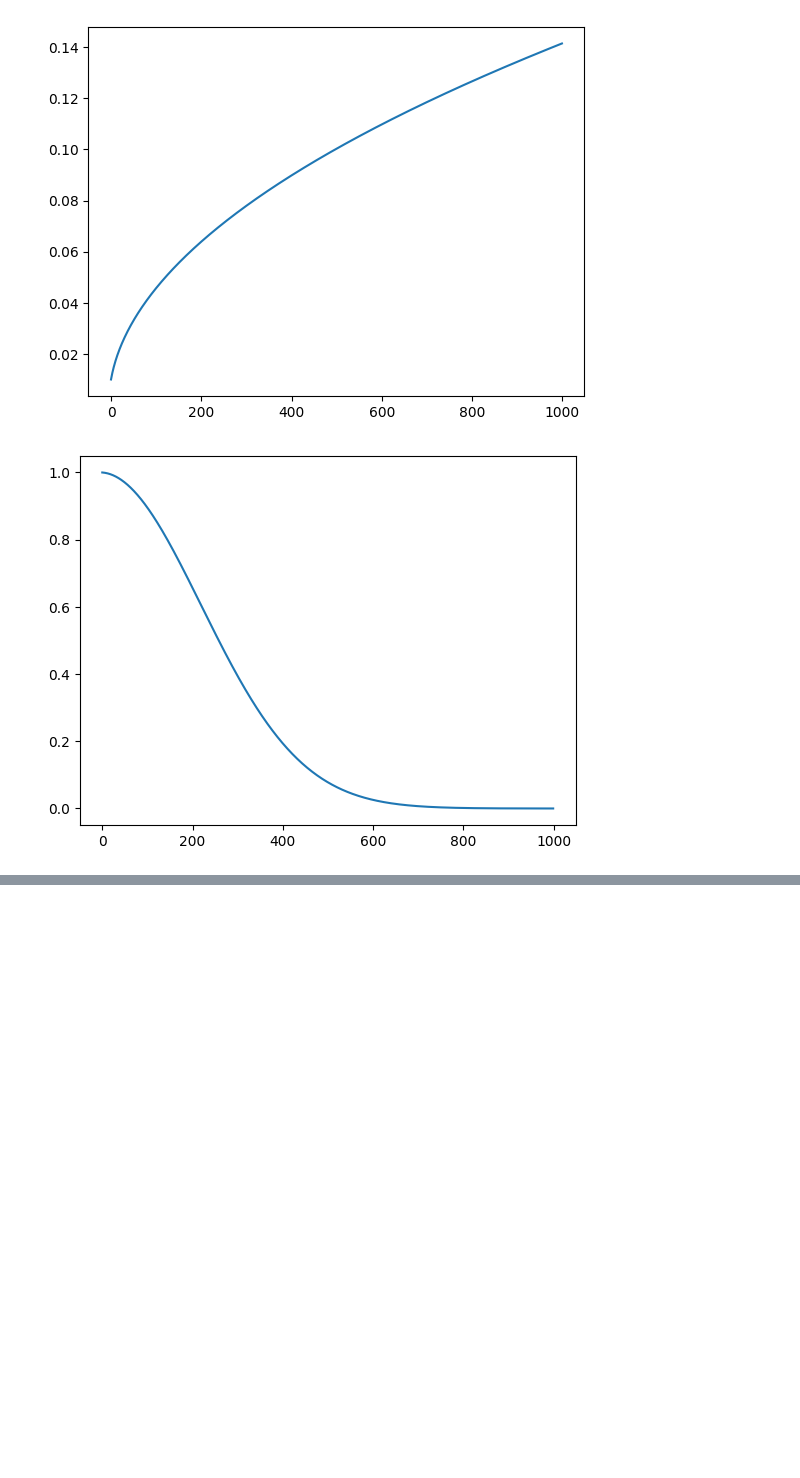
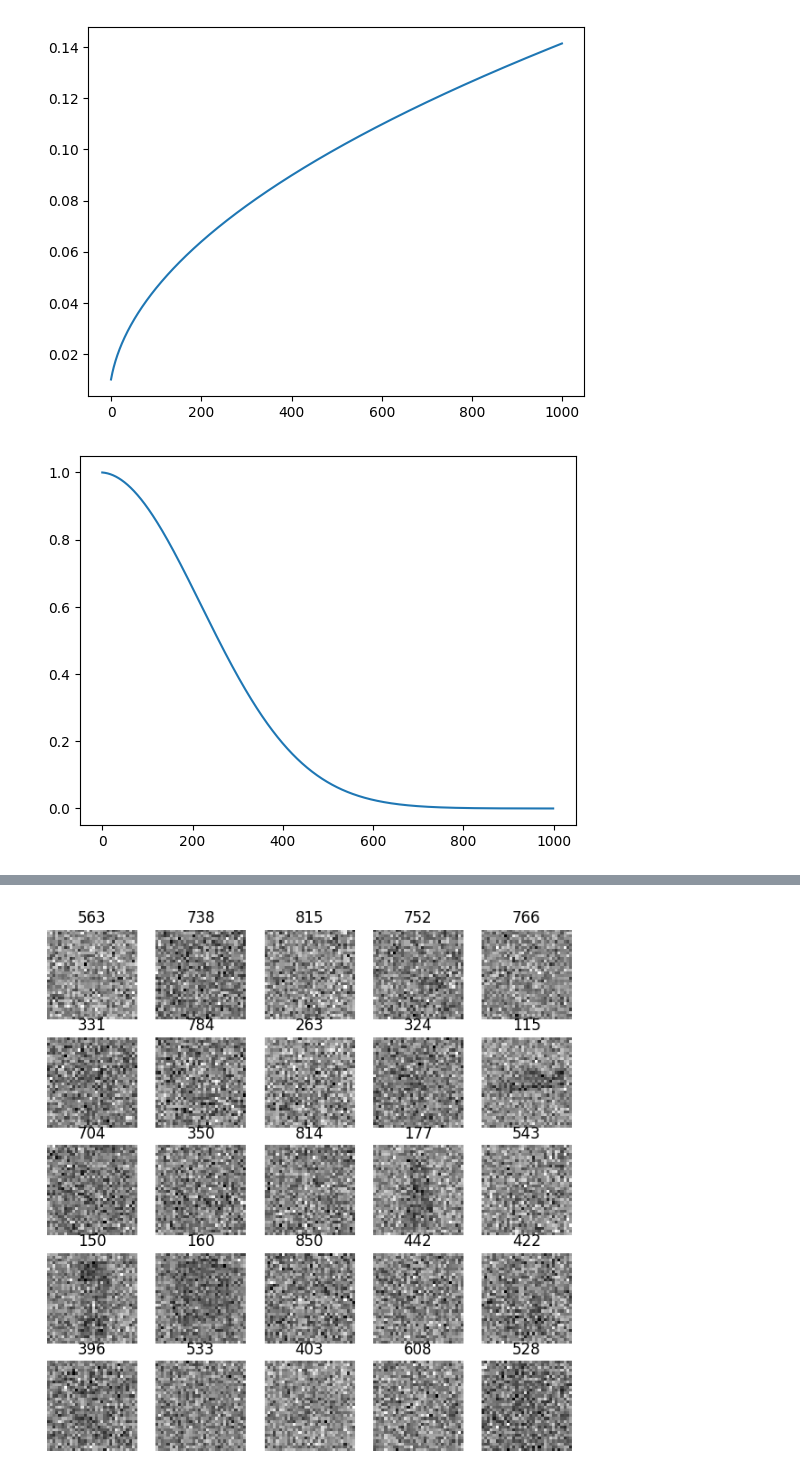
Before and after one commit to satani99/fastai_22_2, a Jupyter notebook: DDPM_v2.ipynb, the cells around one changed output, grey strips where cells are left out. Cells and saved outputs as stored; diff of their text form; code cells hidden in the pictures; blank space fills up the shorter version.

```diff
--- a/DDPM_v2.ipynb
+++ b/DDPM_v2.ipynb
@@ -120,0 +123,43 @@ show_images(xt, imsize=1.5, titles=titles)
+# %%
+@torch.no_grad()
+def sample(model, sz, alpha, alphabar, sigma, n_steps):
+  device = next(model.parameters()).device
+  x_t = torch.randn(sz, device=device)
+  preds = []
+  for t in reversed(range(n_steps)):
+    t_batch = torch.full((x_t.shape[0],), t, device=device, dtype=torch.long)
+    z = (torch.randn(x_t.shape) if t > 0 else torch.zeros(x_t.shape)).to(device)
+    ᾱ_t1 = alphabar[t-1]  if t > 0 else torch.tensor(1)
+    b̄_t = 1 - alphabar[t]
+    b̄_t1 = 1 - ᾱ_t1
+    x_0_hat = ((x_t - b̄_t.sqrt() * learn.model((x_t, t_batch)))/alphabar[t].sqrt()).clamp(-1,1)
+    x_t = x_0_hat * ᾱ_t1.sqrt()*(1-alpha[t])/b̄_t + x_t * alpha[t].sqrt()*b̄_t1/b̄_t + sigma[t]*z
+    preds.append(x_t.cpu())
+  return preds
+# %%
+class DDPMCB(Callback):
+  order = DeviceCB.order + 1
+  def __init__(self, n_steps, beta_min, beta_max):
+    super().__init__()
+    fc.store_attr()
+    self.beta = torch.linspace(self.beta_min, self.beta_max, self.n_steps)
+    self.α = 1. - self.beta
+    self.ᾱ = torch.cumprod(self.α, dim=0)
+    self.σ = self.beta.sqrt()
+
+  def before_batch(self, learn): learn.batch = noisify(learn.batch[0], self.ᾱ)
+  def sample(self, model, sz): return sample(model, sz, self.α, self.ᾱ, self.σ, self.n_steps)
+# %%
+class UNet(UNet2DModel):
+  def forward(self, x): return super().forward(*x).sample
+# %%
+ddpm_cb = DDPMCB(n_steps=1000, beta_min=0.0001, beta_max=0.02)
+# %%
+model = UNet(in_channels=1, out_channels=1, block_out_channels=(16,32,64,64), norm_num_groups=8)
+
+learn = TrainLearner(model, dls, nn.MSELoss())
+learn.fit(train=False, cbs=[ddpm_cb,SingleBatchCB()])
+(xt,t),ε = learn.batch
+show_images(xt[:25], titles=fc.map_ex(t[:25], '{}'), imsize=1.5)
+# %% [output]
+[figure, added]
```
Also changed, not shown: parts of 12 cells of this notebook.
